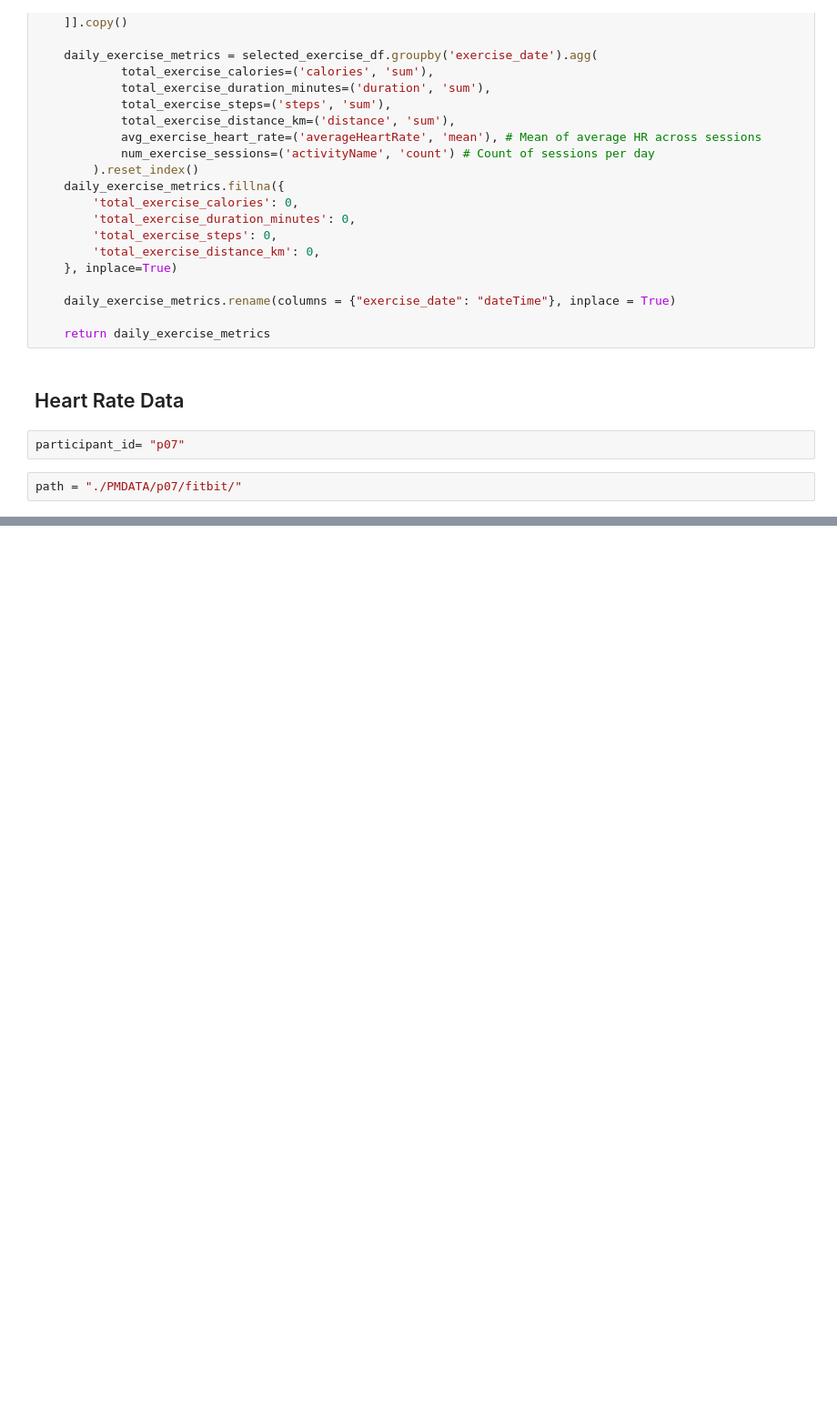
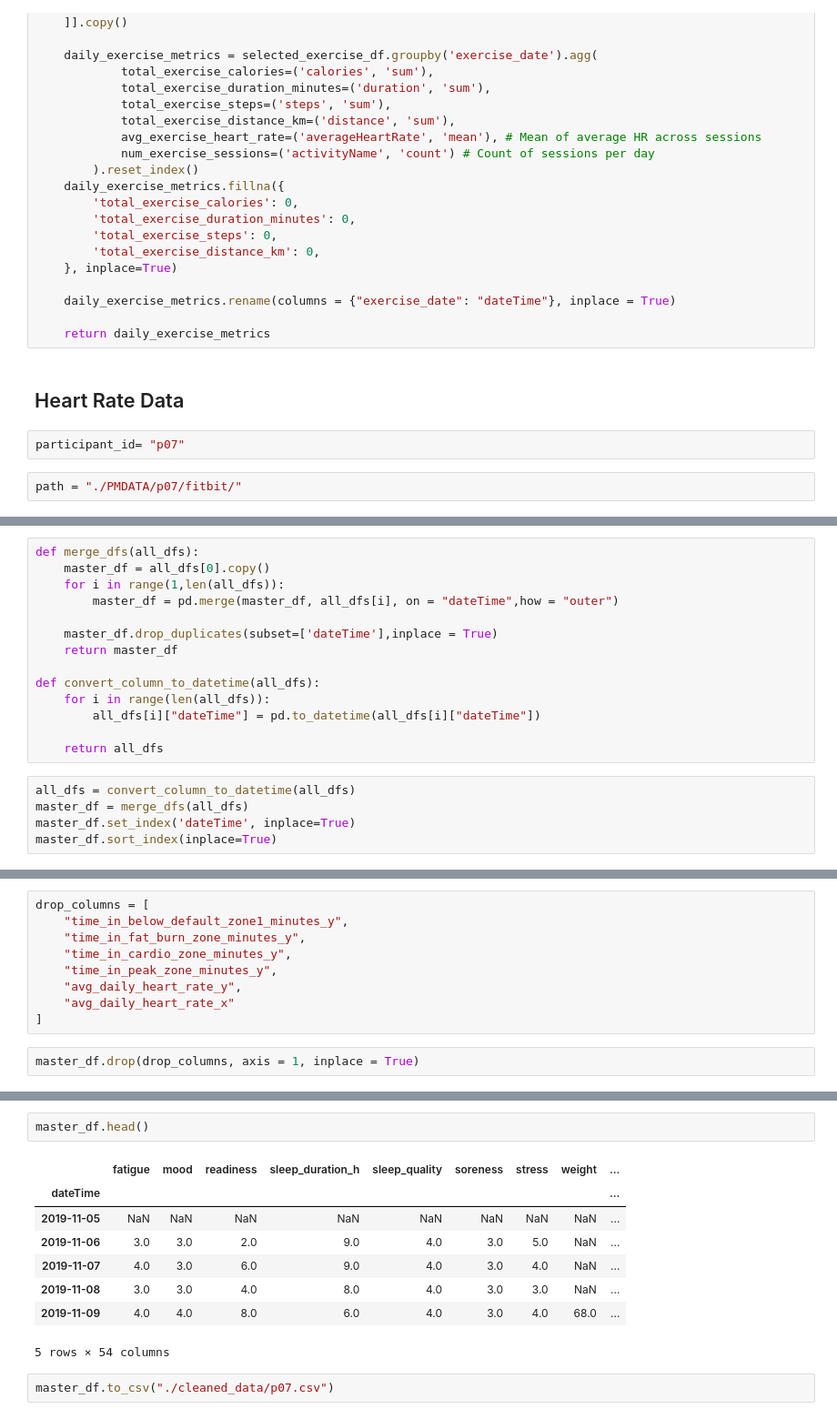
Before and after one commit to ahmedhanifc/DSAI3301---Physiological-Signals-Mental-Health-Assessment, a Jupyter notebook: data_v2.ipynb, the cells around one changed output, grey strips where cells are left out. Shown: that part at 91% size. Saved outputs shown, nothing was run; the diff lists cells and outputs as text; blank space fills up the shorter version.

```diff
--- a/data_v2.ipynb
+++ b/data_v2.ipynb
@@ -370,0 +360,19 @@ TypeError: Must provide 'func' or tuples of '(column, aggfunc).
+# %%
+def merge_dfs(all_dfs):
+    master_df = all_dfs[0].copy()
+    for i in range(1,len(all_dfs)):
+        master_df = pd.merge(master_df, all_dfs[i], on = "dateTime",how = "outer")
+
+    master_df.drop_duplicates(subset=['dateTime'],inplace = True)
+    return master_df
+
+def convert_column_to_datetime(all_dfs):
+    for i in range(len(all_dfs)):
+        all_dfs[i]["dateTime"] = pd.to_datetime(all_dfs[i]["dateTime"])
+
+    return all_dfs
+# %%
+all_dfs = convert_column_to_datetime(all_dfs)
+master_df = merge_dfs(all_dfs)
+master_df.set_index('dateTime', inplace=True)
+master_df.sort_index(inplace=True)
@@ -370,0 +415,11 @@ TypeError: Must provide 'func' or tuples of '(column, aggfunc).
+# %%
+drop_columns = [
+    "time_in_below_default_zone1_minutes_y",
+    "time_in_fat_burn_zone_minutes_y",
+    "time_in_cardio_zone_minutes_y",
+    "time_in_peak_zone_minutes_y",
+    "avg_daily_heart_rate_y",
+    "avg_daily_heart_rate_x"
+]
+# %%
+master_df.drop(drop_columns, axis = 1, inplace = True)
@@ -370,0 +446,13 @@ TypeError: Must provide 'func' or tuples of '(column, aggfunc).
+# %%
+master_df.head()
+# %% [output]
+|  | fatigue | mood | readiness | sleep_duration_h | sleep_quality | soreness | stress | weight | ... |
+| dateTime |  |  |  |  |  |  |  |  | ... |
+| 2019-11-05 | NaN | NaN | NaN | NaN | NaN | NaN | NaN | NaN | ... |
+| 2019-11-06 | 3.0 | 3.0 | 2.0 | 9.0 | 4.0 | 3.0 | 5.0 | NaN | ... |
+| 2019-11-07 | 4.0 | 3.0 | 6.0 | 9.0 | 4.0 | 3.0 | 4.0 | NaN | ... |
+| 2019-11-08 | 3.0 | 3.0 | 4.0 | 8.0 | 4.0 | 3.0 | 3.0 | NaN | ... |
+| 2019-11-09 | 4.0 | 4.0 | 8.0 | 6.0 | 4.0 | 3.0 | 4.0 | 68.0 | ... |
+5 rows × 54 columns
+# %%
+master_df.to_csv("./cleaned_data/p07.csv")
```
Also changed, not shown: parts of 29 cells of this notebook, 8 other files.
